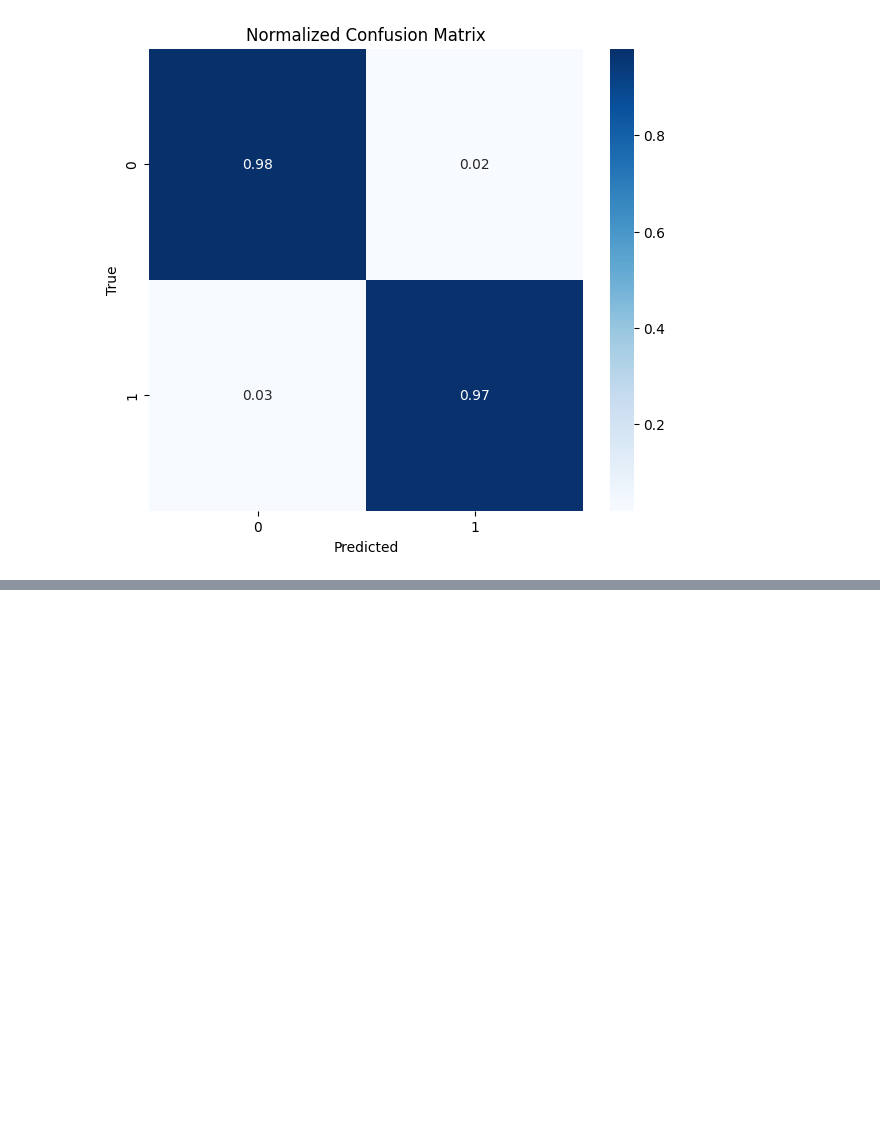
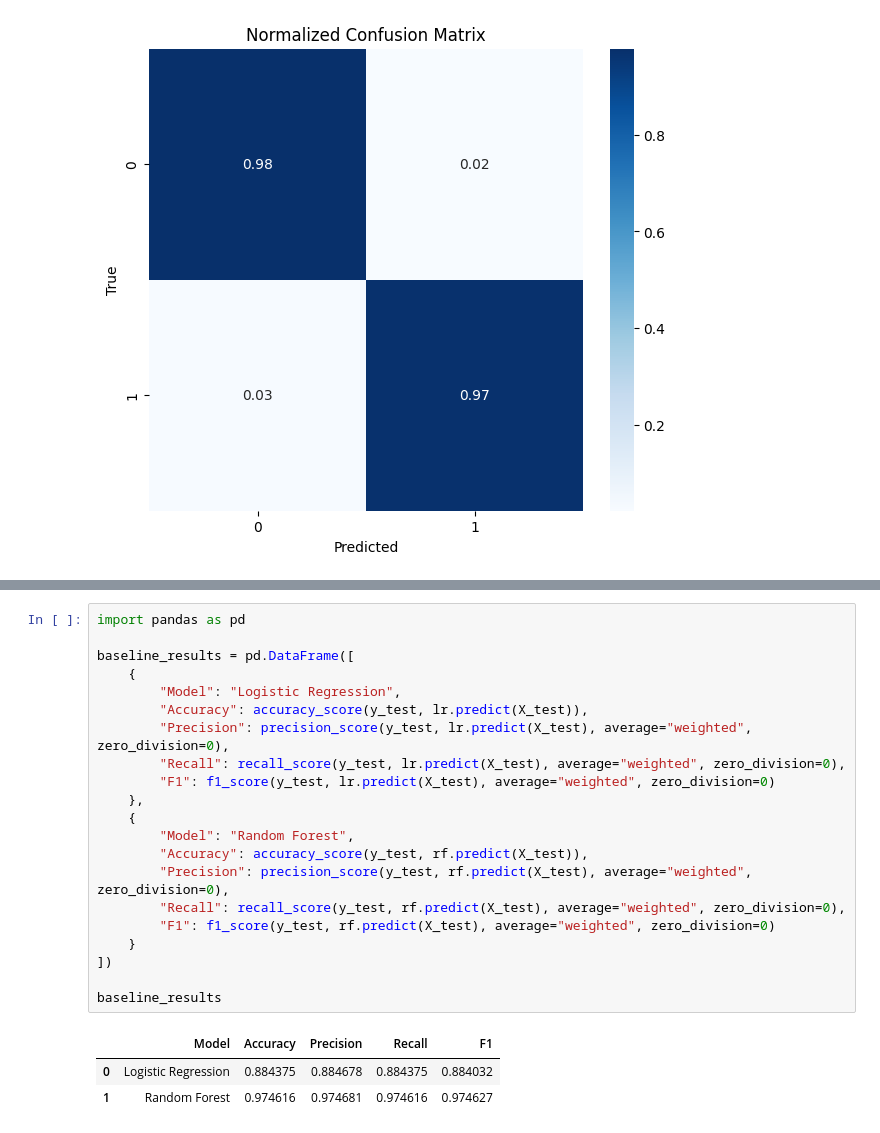
Before and after one commit to royronit14/AEGIS-XAI-NIDS, a Jupyter notebook: aegis/models/baseline.ipynb, the cells around one changed output, grey strips where cells are left out. Drawn from its saved outputs; the diff is of its cells as text; blank space fills up the shorter version.

```diff
--- a/aegis/models/baseline.ipynb
+++ b/aegis/models/baseline.ipynb
@@ -249,3 +212,28 @@ joblib.dump(gb, f"{DATASET}_gb_model.joblib")
 print("Models saved successfully.")
 # %% [output]
 Models saved successfully.
+# %%
+import pandas as pd
+
+baseline_results = pd.DataFrame([
+    {
+        "Model": "Logistic Regression",
+        "Accuracy": accuracy_score(y_test, lr.predict(X_test)),
+        "Precision": precision_score(y_test, lr.predict(X_test), average="weighted", zero_division=0),
+        "Recall": recall_score(y_test, lr.predict(X_test), average="weighted", zero_division=0),
+        "F1": f1_score(y_test, lr.predict(X_test), average="weighted", zero_division=0)
+    },
+    {
+        "Model": "Random Forest",
+        "Accuracy": accuracy_score(y_test, rf.predict(X_test)),
+        "Precision": precision_score(y_test, rf.predict(X_test), average="weighted", zero_division=0),
+        "Recall": recall_score(y_test, rf.predict(X_test), average="weighted", zero_division=0),
+        "F1": f1_score(y_test, rf.predict(X_test), average="weighted", zero_division=0)
+    }
+])
+
+baseline_results
+# %% [output]
+|  | Model | Accuracy | Precision | Recall | F1 |
+| 0 | Logistic Regression | 0.884375 | 0.884678 | 0.884375 | 0.884032 |
+| 1 | Random Forest | 0.974616 | 0.974681 | 0.974616 | 0.974627 |
```
Also changed, not shown: parts of 14 cells of this notebook, 2 other files.
